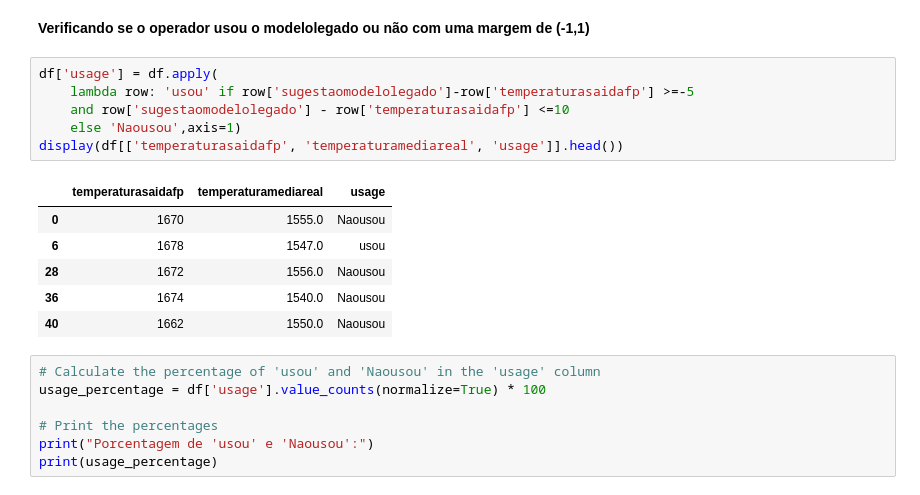
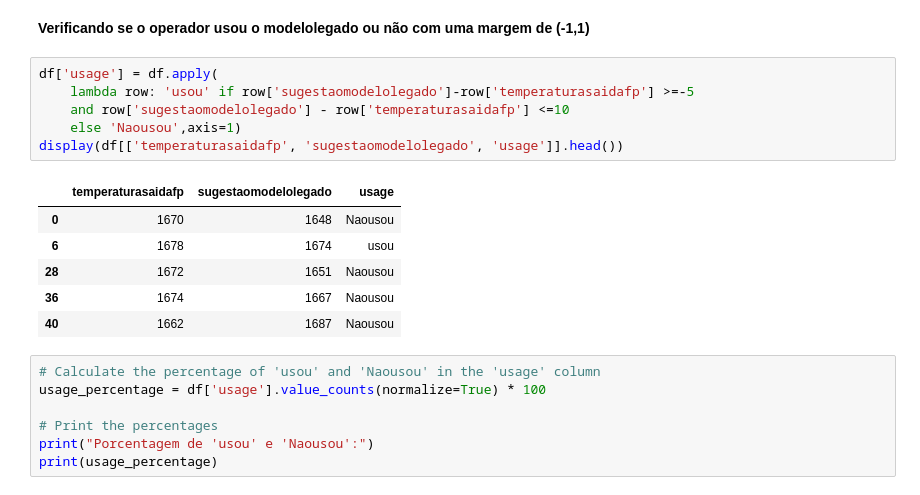
Before and after one commit to AlexiaOberdiek/Projeto-Evcomx, a Jupyter notebook: Projeto_Evcomx.ipynb, the cells around one changed output. Saved outputs shown, nothing was run; the diff lists cells and outputs as text.

```diff
--- a/Projeto_Evcomx.ipynb
+++ b/Projeto_Evcomx.ipynb
@@ -404,16 +404,16 @@ Name: proportion, dtype: float64
 # %%
 df['usage'] = df.apply(
     lambda row: 'usou' if row['sugestaomodelolegado']-row['temperaturasaidafp'] >=-5
     and row['sugestaomodelolegado'] - row['temperaturasaidafp'] <=10
     else 'Naousou',axis=1)
-display(df[['temperaturasaidafp', 'temperaturamediareal', 'usage']].head())
+display(df[['temperaturasaidafp', 'sugestaomodelolegado', 'usage']].head())
 # %% [output]
-|  | temperaturasaidafp | temperaturamediareal | usage |
-| 0 | 1670 | 1555.0 | Naousou |
-| 6 | 1678 | 1547.0 | usou |
-| 28 | 1672 | 1556.0 | Naousou |
-| 36 | 1674 | 1540.0 | Naousou |
-| 40 | 1662 | 1550.0 | Naousou |
+|  | temperaturasaidafp | sugestaomodelolegado | usage |
+| 0 | 1670 | 1648 | Naousou |
+| 6 | 1678 | 1674 | usou |
+| 28 | 1672 | 1651 | Naousou |
+| 36 | 1674 | 1667 | Naousou |
+| 40 | 1662 | 1687 | Naousou |
 # %%
 # Calculate the percentage of 'usou' and 'Naousou' in the 'usage' column
 usage_percentage = df['usage'].value_counts(normalize=True) * 100
```
Also changed, not shown: parts of 12 cells of this notebook, 1 other file.
